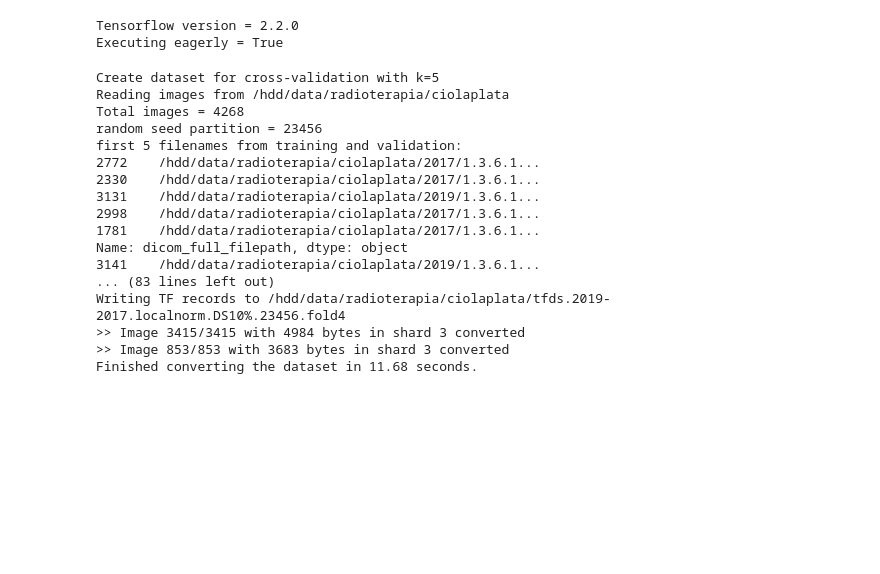
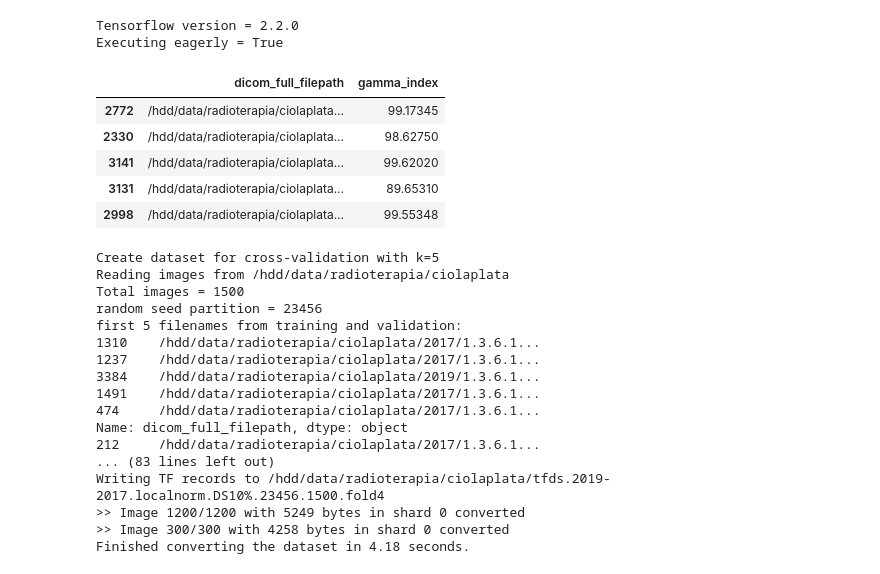
Before and after one commit to pablojrios/fluence_maps, a Jupyter notebook: create_tfrecords/tf2_create_tfrecords.ipynb, the cells around one changed output. Saved outputs shown, nothing was run; the diff lists cells and outputs as text; code cells hidden in the pictures; blank space fills up the shorter version.

```diff
--- a/create_tfrecords/tf2_create_tfrecords.ipynb
+++ b/create_tfrecords/tf2_create_tfrecords.ipynb
@@ -56,7 +56,7 @@ from tf2_oversampling_dicom_files import do_oversampling
 if not isGoogleColab():
     ARG_DATASET_DIR='/hdd/data/radioterapia/ciolaplata'
 # The number of shards to split the dataset into
-ARG_NUM_SHARDS=4
+ARG_NUM_SHARDS=1
 ARG_VALIDATION_SIZE=0.2
 # if False only training and validation partition are created.
 ARG_TEST_PARTITION=False
@@ -68,7 +68,9 @@ ARG_NUM_CV_FOLDS=5
 # Seed for repeatability.
 ARG_RANDOM_SEED=23456
 # folder under ARG_DATASET_DIR path.
-ARG_TFDATASET_FOLDER=f'tfds.2019-2017.localnorm.DS10%.{ARG_RANDOM_SEED}'
+ARG_TFDATASET_FOLDER=f'tfds.2019-2017.localnorm.DS10%.{ARG_RANDOM_SEED}.1500'
+# 0.1172 para 500 casos, 0.3515 para 1500 casos
+ARG_SAMPLE_DATASET=0.3515 # >0, 1.0 uses all cases (no sample is taken)
 # file with gamma values under ARG_DATASET_DIR path.
 # ARG_DICOM_AND_GAMMA_CSV='codex.2018-2019.csv' # mapas 3mm/3% con doseshift años 2018 y 2019
 # ARG_DICOM_AND_GAMMA_CSV = "codex-2019-3mm3%-doseshift.csv" # mapas 3mm/3% con doseshift año 2019
@@ -81,7 +83,7 @@ ARG_TFDATASET_FOLDER=f'tfds.2019-2017.localnorm.DS10%.{ARG_RANDOM_SEED}'
 # ARG_DICOM_AND_GAMMA_CSV = "codex.2018-2019-3mm3%Doseshift10%-localnorm-undersampling95.csv"
 # ARG_DICOM_AND_GAMMA_CSV = "codex.2018.3mm3%Doseshift10%-localnorm-sinoutliers74.csv"
 # ARG_DICOM_AND_GAMMA_CSV = "codex.2017.3mm3%Doseshift10%-localnorm-sinoutliers74.csv"
-ARG_DICOM_AND_GAMMA_CSV = "codex.2019-2017.3mm3%Doseshift10%-localnorm-sinoutliers74.csv"
+ARG_DICOM_AND_GAMMA_CSV = "codex.2019-2017.3mm3%Doseshift10%-localnorm-sinoutliers74.csv" # 4269 casos
 # ARG_IMAGE_TYPE: 0 - RGB; 1 - Grayscale: Convert color images to 3D grayscale images (channel is repeated 3 times);
 # 2 - Dicom
 ARG_IMAGE_TYPE=2
@@ -92,24 +94,37 @@ ARG_OVERSAMPLING_FACTOR = 3.0 # 1 is 100%
 # %%
 #=================================================CHECKS==============================================
 # Check if there is a dataset directory entered
 if ARG_DATASET_DIR == "":
     raise ValueError('dataset_dir is empty. Please state a dataset_dir argument.')
 
 if ARG_TFDATASET_FOLDER == "":
     raise ValueError('tfdataset_folder is empty. Please state a tfdataset_dir argument.')
 
 # If the TFRecord files already exist in the directory, then exit without creating the files again
 tfdataset_dir = path.join(ARG_DATASET_DIR, ARG_TFDATASET_FOLDER)
 if _dataset_exists(dataset_dir = tfdataset_dir, _NUM_SHARDS = ARG_NUM_SHARDS):
     print(f'Dataset files already exist in {tfdataset_dir}. Exiting without re-creating them.')
     sys.exit()
 
+if not (0 < ARG_SAMPLE_DATASET <= 1.0):
+    print(f'Wrong value for input param ARG_SAMPLE_DATASET: {ARG_SAMPLE_DATASET}')
+    sys.exit()
+
 elif not tf.io.gfile.exists(tfdataset_dir):
     tf.io.gfile.mkdir(tfdataset_dir)
 #==============================================END OF CHECKS==========================================
 
 # Get a pandas dataframe of image full filenames and gamma indeces values.
-df_dcm_out = _get_filenames_and_gamma_values(ARG_DICOM_AND_GAMMA_CSV, ARG_DATASET_DIR)
+df_dcm_out = _get_filenames_and_gamma_values(ARG_DICOM_AND_GAMMA_CSV, ARG_DATASET_DIR,
+                                             sample=ARG_SAMPLE_DATASET, seed=ARG_RANDOM_SEED)
+df_dcm_out.head()
+# %% [output]
+|  | dicom_full_filepath | gamma_index |
+| 2772 | /hdd/data/radioterapia/ciolaplata... | 99.17345 |
+| 2330 | /hdd/data/radioterapia/ciolaplata... | 98.62750 |
+| 3141 | /hdd/data/radioterapia/ciolaplata... | 99.62020 |
+| 3131 | /hdd/data/radioterapia/ciolaplata... | 89.65310 |
+| 2998 | /hdd/data/radioterapia/ciolaplata... | 99.55348 |
 # %%
 def write_dataset(tfdataset_dir, training_filenames, training_gamma, validation_filenames, validation_gamma,
                   testing_filenames=None, testing_gamma=None):
@@ -222,21 +237,21 @@ else:
 # %% [output]
 Create dataset for cross-validation with k=5
 Reading images from /hdd/data/radioterapia/ciolaplata
-Total images = 4268
+Total images = 1500
 random seed partition = 23456
 first 5 filenames from training and validation:
-2772    /hdd/data/radioterapia/ciolaplata/2017/1.3.6.1...
-2330    /hdd/data/radioterapia/ciolaplata/2017/1.3.6.1...
-3131    /hdd/data/radioterapia/ciolaplata/2019/1.3.6.1...
-2998    /hdd/data/radioterapia/ciolaplata/2017/1.3.6.1...
-1781    /hdd/data/radioterapia/ciolaplata/2017/1.3.6.1...
+1310    /hdd/data/radioterapia/ciolaplata/2017/1.3.6.1...
+1237    /hdd/data/radioterapia/ciolaplata/2017/1.3.6.1...
+3384    /hdd/data/radioterapia/ciolaplata/2019/1.3.6.1...
+1491    /hdd/data/radioterapia/ciolaplata/2017/1.3.6.1...
+474     /hdd/data/radioterapia/ciolaplata/2017/1.3.6.1...
 Name: dicom_full_filepath, dtype: object
-3141    /hdd/data/radioterapia/ciolaplata/2019/1.3.6.1...
+212     /hdd/data/radioterapia/ciolaplata/2017/1.3.6.1...
 ... (83 lines left out)
-Writing TF records to /hdd/data/radioterapia/ciolaplata/tfds.2019-2017.localnorm.DS10%.23456.fold4
->> Image 3415/3415 with 4984 bytes in shard 3 converted
->> Image 853/853 with 3683 bytes in shard 3 converted
-Finished converting the dataset in 11.68 seconds.
+Writing TF records to /hdd/data/radioterapia/ciolaplata/tfds.2019-2017.localnorm.DS10%.23456.1500.fold4
+>> Image 1200/1200 with 5249 bytes in shard 0 converted
+>> Image 300/300 with 4258 bytes in shard 0 converted
+Finished converting the dataset in 4.18 seconds.
 # %%
 if isGoogleColab():
     drive.flush_and_unmount()
```
Also changed, not shown: 4 other files.
